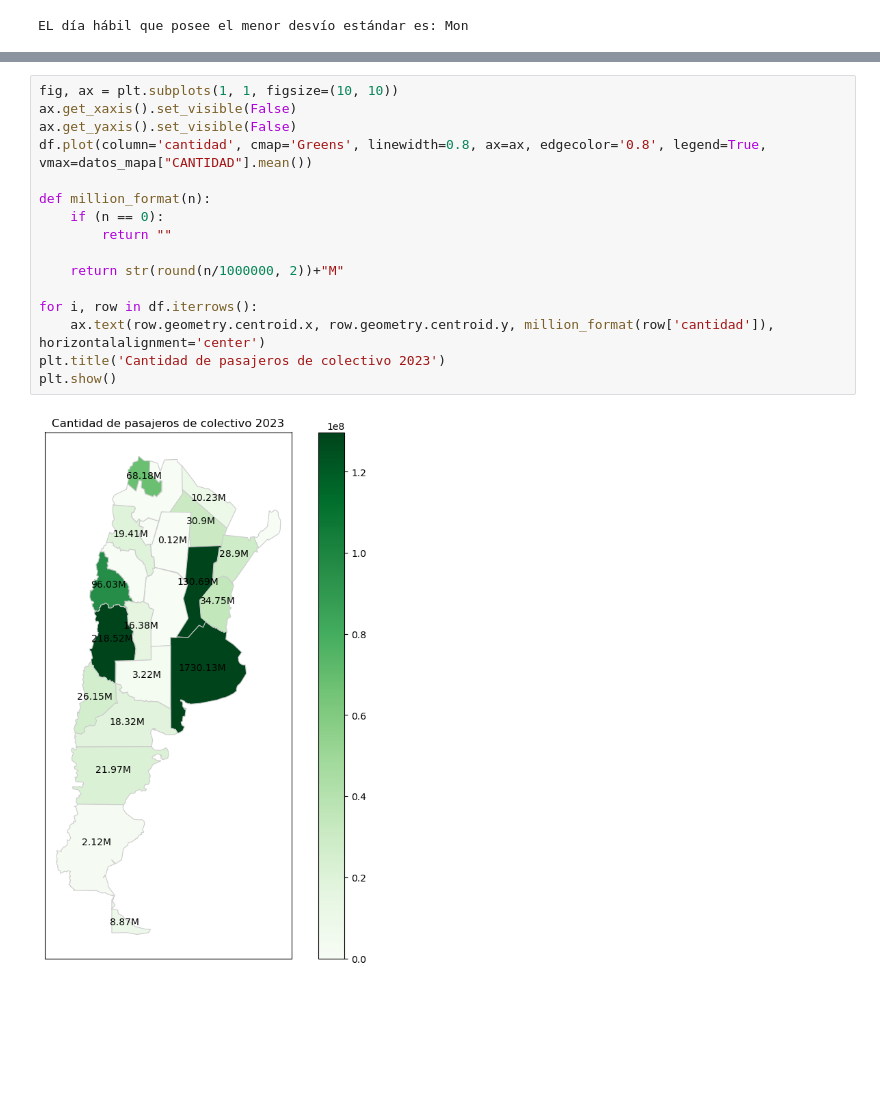
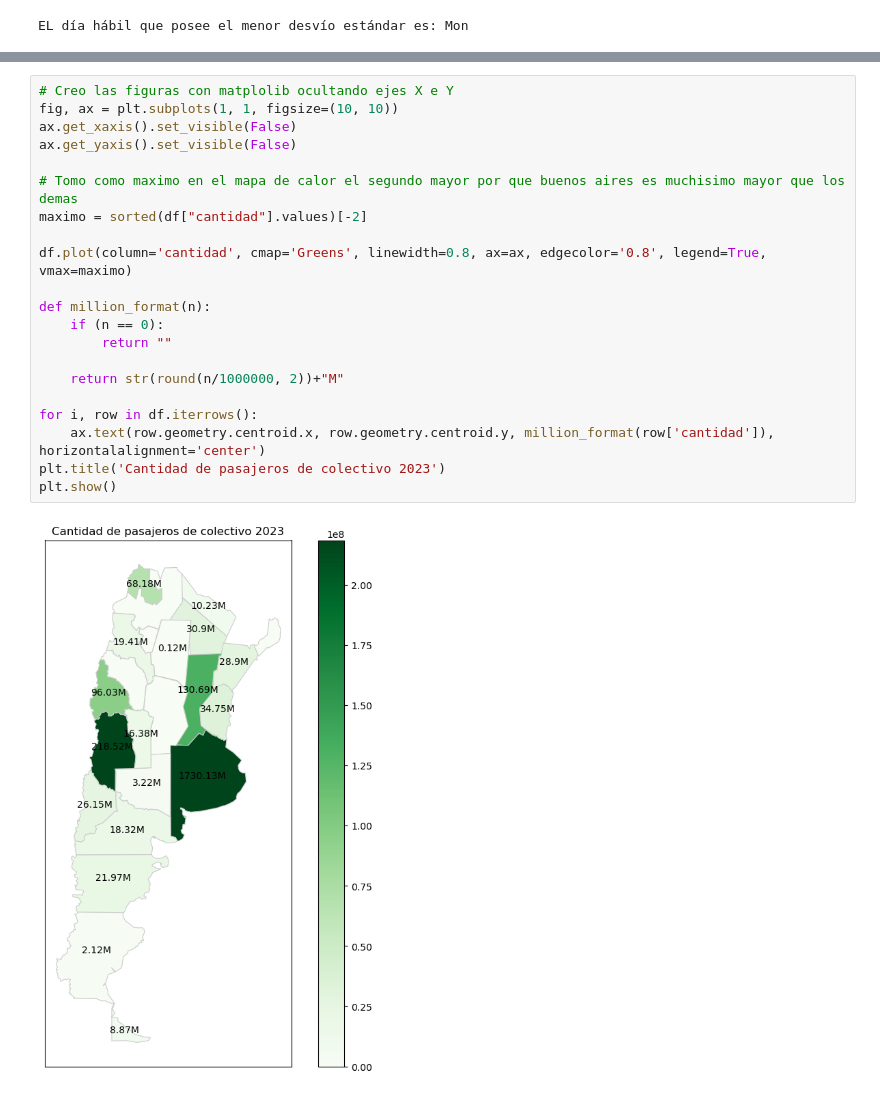
Before and after one commit to corrideluca/sube-2023, a Jupyter notebook: tp.ipynb, the cells around one changed output, grey strips where cells are left out. Cells and saved outputs as stored; diff of their text form; blank space fills up the shorter version.

Commit message:
Hago algunas modificaciones al mapa

```diff
--- a/tp.ipynb
+++ b/tp.ipynb
@@ -166,18 +151,23 @@ df["cantidad"] = [datos_mapa['CANTIDAD'][provincia] if provincia in datos_mapa.i
 # %%
+# Creo las figuras con matplolib ocultando ejes X e Y
 fig, ax = plt.subplots(1, 1, figsize=(10, 10))
 ax.get_xaxis().set_visible(False)
 ax.get_yaxis().set_visible(False)
-df.plot(column='cantidad', cmap='Greens', linewidth=0.8, ax=ax, edgecolor='0.8', legend=True, vmax=datos_mapa["CANTIDAD"].mean())
+
+# Tomo como maximo en el mapa de calor el segundo mayor por que buenos aires es muchisimo mayor que los demas
+maximo = sorted(df["cantidad"].values)[-2]
+
+df.plot(column='cantidad', cmap='Greens', linewidth=0.8, ax=ax, edgecolor='0.8', legend=True, vmax=maximo)
 
 def million_format(n):
     if (n == 0):
         return ""
 
     return str(round(n/1000000, 2))+"M"
 
 for i, row in df.iterrows():
     ax.text(row.geometry.centroid.x, row.geometry.centroid.y, million_format(row['cantidad']), horizontalalignment='center')
 plt.title('Cantidad de pasajeros de colectivo 2023')
 plt.show()
 # %% [output]
-[figure, old version]
+[figure, new version]
```
Also changed, not shown: parts of 4 cells of this notebook.
